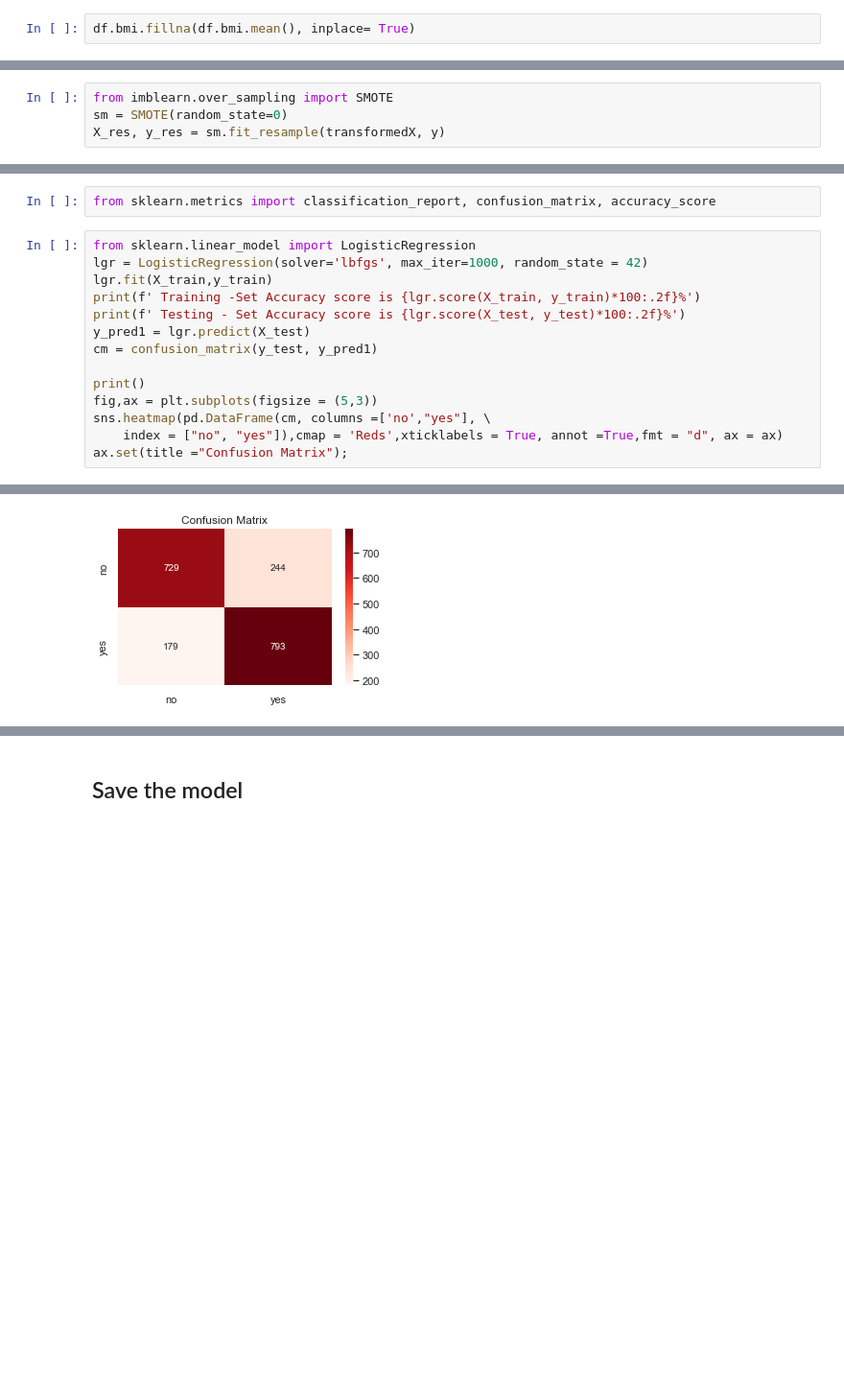
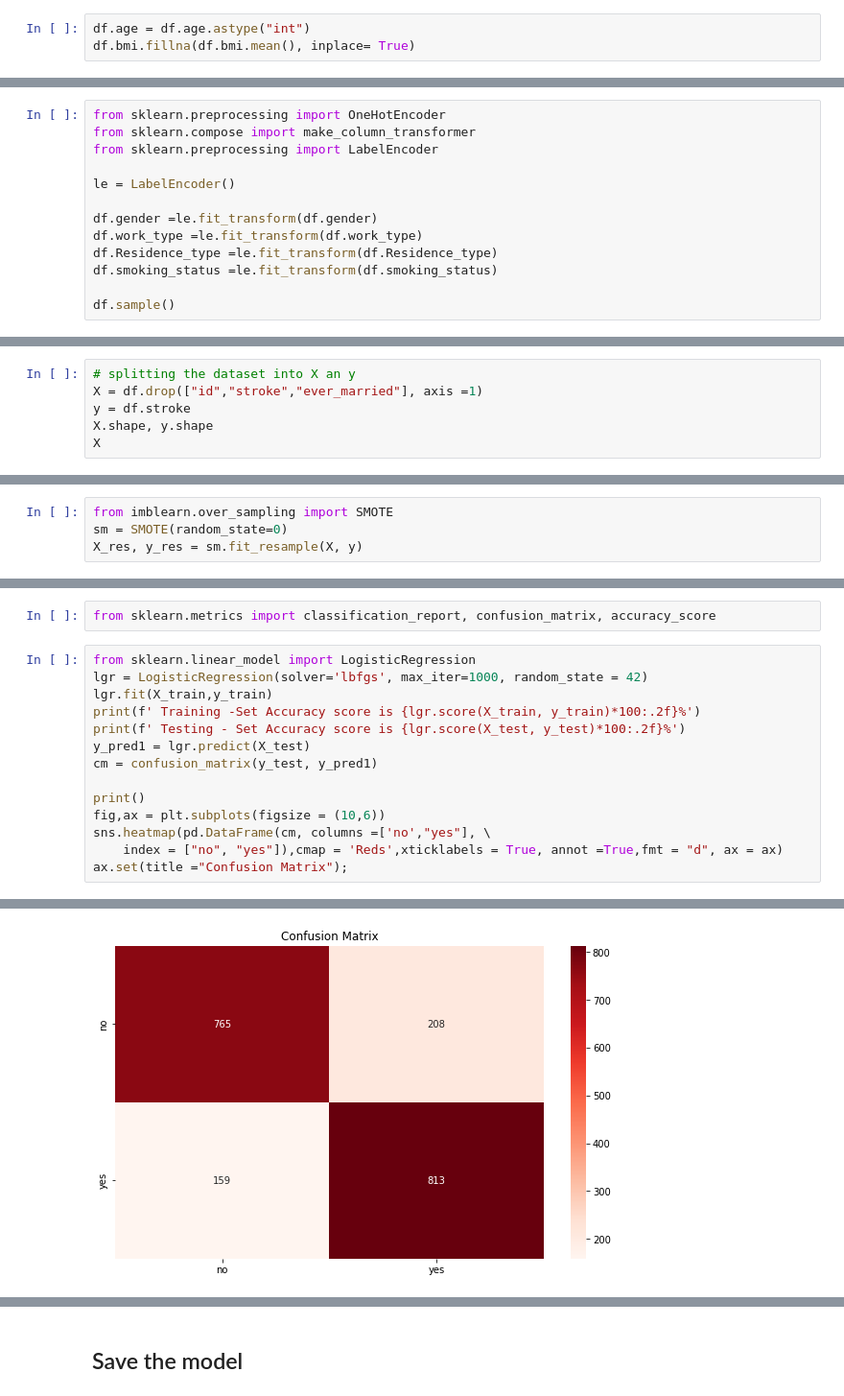
Before and after one commit to godwinnwalozie/Stroke-Prediction-Model, a Jupyter notebook: stroke.ipynb, the cells around one changed output, grey strips where cells are left out. Shown at 96% size. Saved outputs shown, nothing was run; the diff lists cells and outputs as text; blank space fills up the shorter version.

```diff
--- a/stroke.ipynb
+++ b/stroke.ipynb
@@ -56,2 +48,3 @@ df.shape
 # %%
+df.age = df.age.astype("int")
 df.bmi.fillna(df.bmi.mean(), inplace= True)
@@ -115,0 +61,13 @@ pd.DataFrame(transformedX).head()
+# %%
+from sklearn.preprocessing import OneHotEncoder
+from sklearn.compose import make_column_transformer
+from sklearn.preprocessing import LabelEncoder
+
+le = LabelEncoder()
+
+df.gender =le.fit_transform(df.gender)
+df.work_type =le.fit_transform(df.work_type)
+df.Residence_type =le.fit_transform(df.Residence_type)
+df.smoking_status =le.fit_transform(df.smoking_status)
+
+df.sample()
@@ -115,0 +77,6 @@ pd.DataFrame(transformedX).head()
+# %%
+# splitting the dataset into X an y
+X = df.drop(["id","stroke","ever_married"], axis =1)
+y = df.stroke
+X.shape, y.shape
+X
@@ -116,7 +97,7 @@ pd.DataFrame(transformedX).head()
 # %%
 from imblearn.over_sampling import SMOTE
 sm = SMOTE(random_state=0)
-X_res, y_res = sm.fit_resample(transformedX, y)
+X_res, y_res = sm.fit_resample(X, y)
 # %%
 from sklearn.model_selection import train_test_split , cross_val_score
 X_train,X_test ,y_train ,y_test = train_test_split(X_res,y_res, test_size = 0.2, random_state = 0)
@@ -137,7 +118,7 @@ y_pred1 = lgr.predict(X_test)
 cm = confusion_matrix(y_test, y_pred1)
 
 print()
-fig,ax = plt.subplots(figsize = (5,3))
+fig,ax = plt.subplots(figsize = (10,6))
 sns.heatmap(pd.DataFrame(cm, columns =['no',"yes"], \
     index = ["no", "yes"]),cmap = 'Reds',xticklabels = True, annot =True,fmt = "d", ax = ax)
 ax.set(title ="Confusion Matrix");
@@ -147,4 +128,4 @@ ax.set(title ="Confusion Matrix");
-[figure, old version]
+[figure, new version]
 # %%
 from sklearn.ensemble import RandomForestClassifier
 clf = RandomForestClassifier(n_estimators= 100, n_jobs = 1 , random_state = 42)
```
Also changed, not shown: parts of 29 cells of this notebook.
